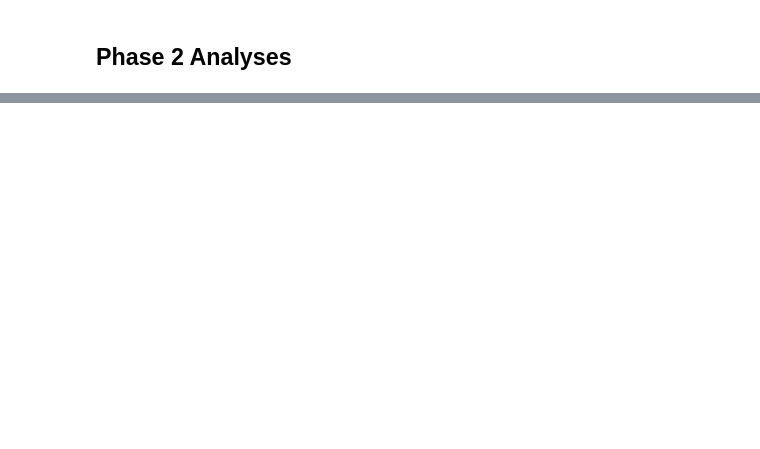
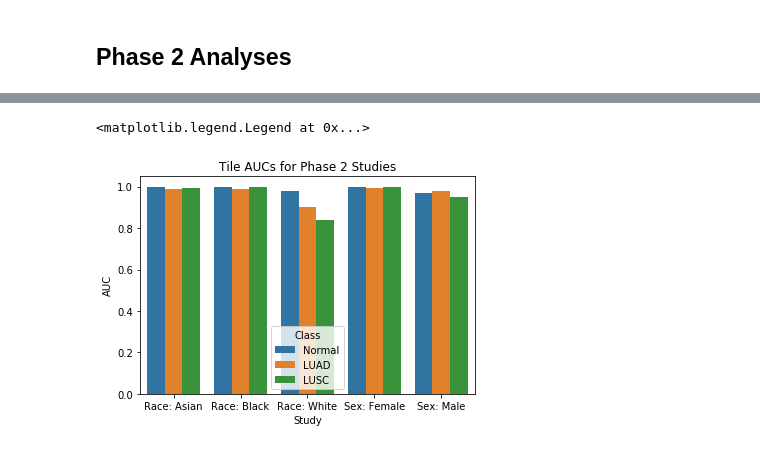
Before and after one commit to Systems-Imaging-Bioinformatics-Lab/histopath_failure_modes, a Jupyter notebook: Results.ipynb, the cells around one changed output, grey strips where cells are left out. Cells and saved outputs as stored; diff of their text form; code cells hidden in the pictures; blank space fills up the shorter version.

```diff
--- a/Results.ipynb
+++ b/Results.ipynb
@@ -56,0 +78,22 @@ chart.set_xticklabels(chart.get_xticklabels(), rotation=90, horizontalalignment=
+# %%
+phase2_auc = pd.concat({
+    study.stem:pd.DataFrame(dp.parse_auc_file(study / "auc_summary.txt"))
+    for study in phase2_exp
+},names=["study"]).rename(index=phase2_labels).sort_index().reset_index("study")
+phase2_auc_slide = phase2_auc[phase2_auc.type=="slide"]
+phase2_auc_tile = phase2_auc[phase2_auc.type=="tile"]
+# %%
+fig = sns.barplot(
+    data=phase2_auc_tile,
+    x="study",
+    y="auc",
+    hue="class",
+    #yerr=phase2_auc_tile[["ci_lower","ci_upper"]].values.T
+)
+fig.set_title("Tile AUCs for Phase 2 Studies")
+fig.set_xlabel("Study")
+fig.set_ylabel("AUC")
+plt.legend(title="Class")
+# %% [output]
+<matplotlib.legend.Legend at 0x...>
+[figure, added]
```
Also changed, not shown: parts of 13 cells of this notebook, 1 other file.
